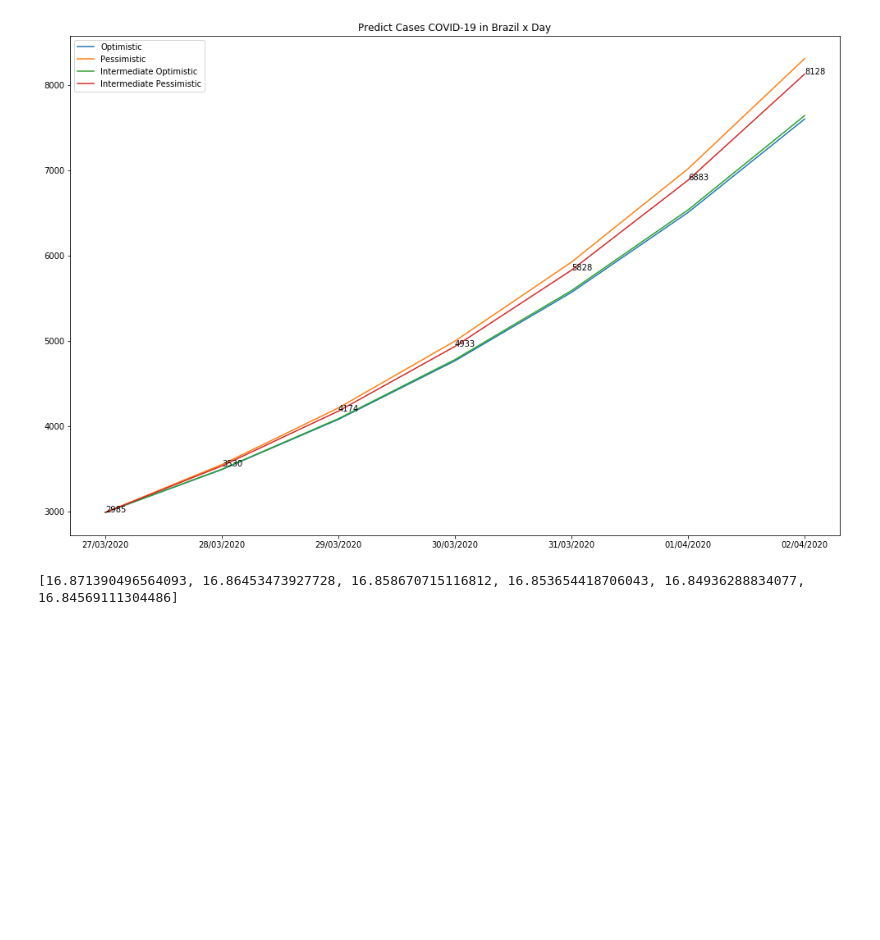
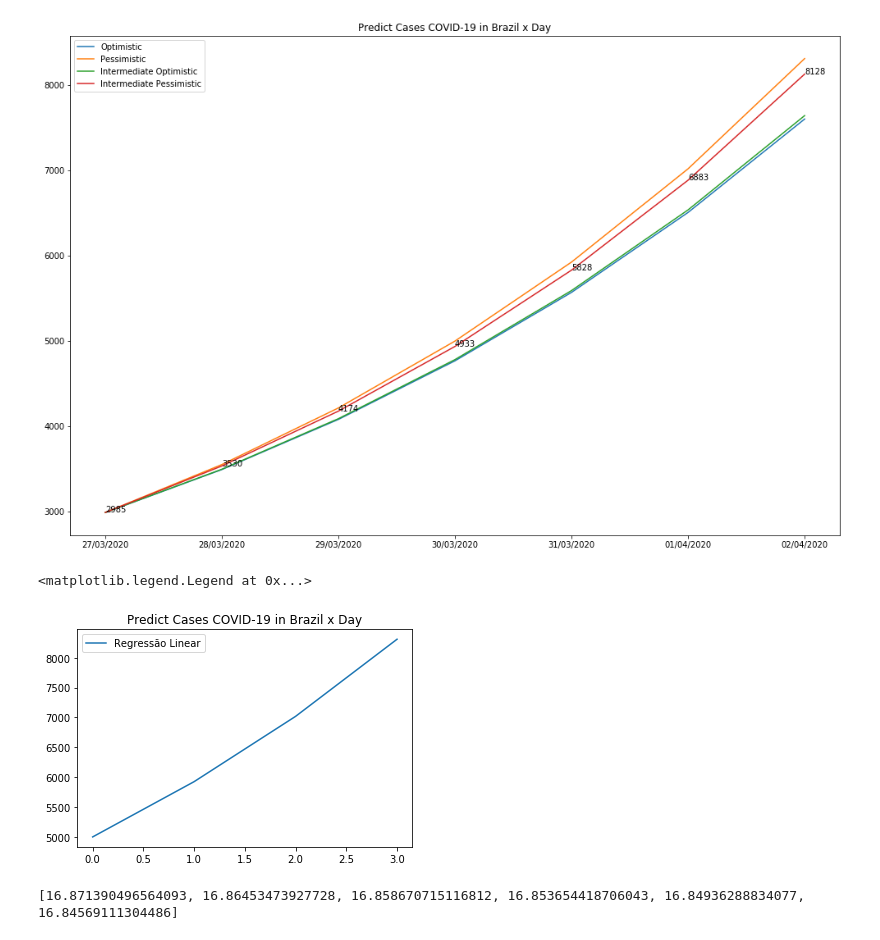
Before and after one commit to CaiqueCoelho/predict-covid19-brazil, a Jupyter notebook: part-2/Analysis Speed Spread COVID-19.ipynb, the cells around one changed output. Cells and saved outputs as stored; diff of their text form; code cells hidden in the pictures; blank space fills up the shorter version.

```diff
--- a/part-2/Analysis Speed Spread COVID-19.ipynb
+++ b/part-2/Analysis Speed Spread COVID-19.ipynb
@@ -1243,6 +1239,16 @@ plt.legend()
 # %% [output]
 <matplotlib.legend.Legend at 0x...>
 [figure]
+# %%
+fig, ax = plt.subplots()
+predict_lin_reshaped = predict_lin_reshaped[1:]
+plt.plot(np.array(predict_lin_reshaped), label = 'Regressão Linear')
+# Modify the current size by the factor
+plt.title('Predict Cases COVID-19 in Brazil x Day')
+plt.legend()
+# %% [output]
+<matplotlib.legend.Legend at 0x...>
+[figure, added]
 # %%
 percentByDayBrazilPredict = []
 Y = dfPredictBraziSvr['cases'].values
```
Also changed, not shown: parts of 35 cells of this notebook, 29 other files.
